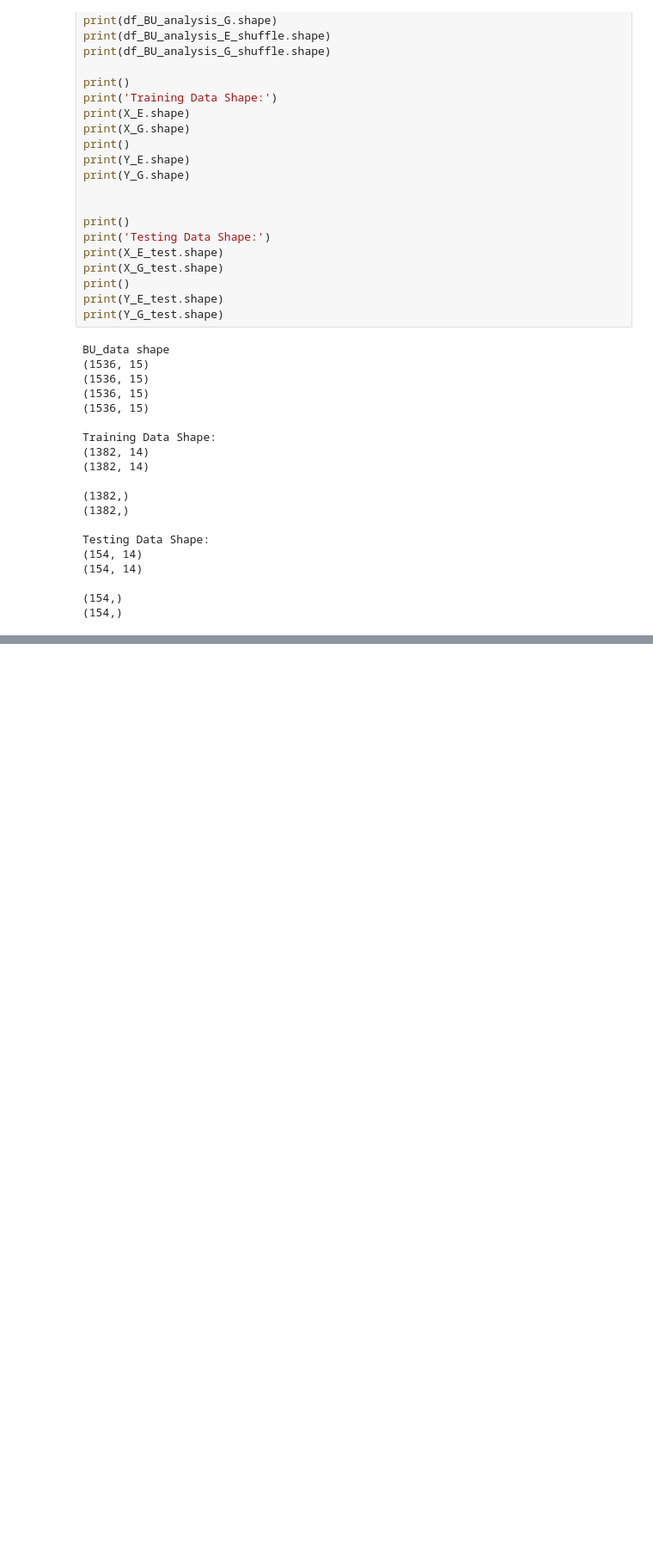
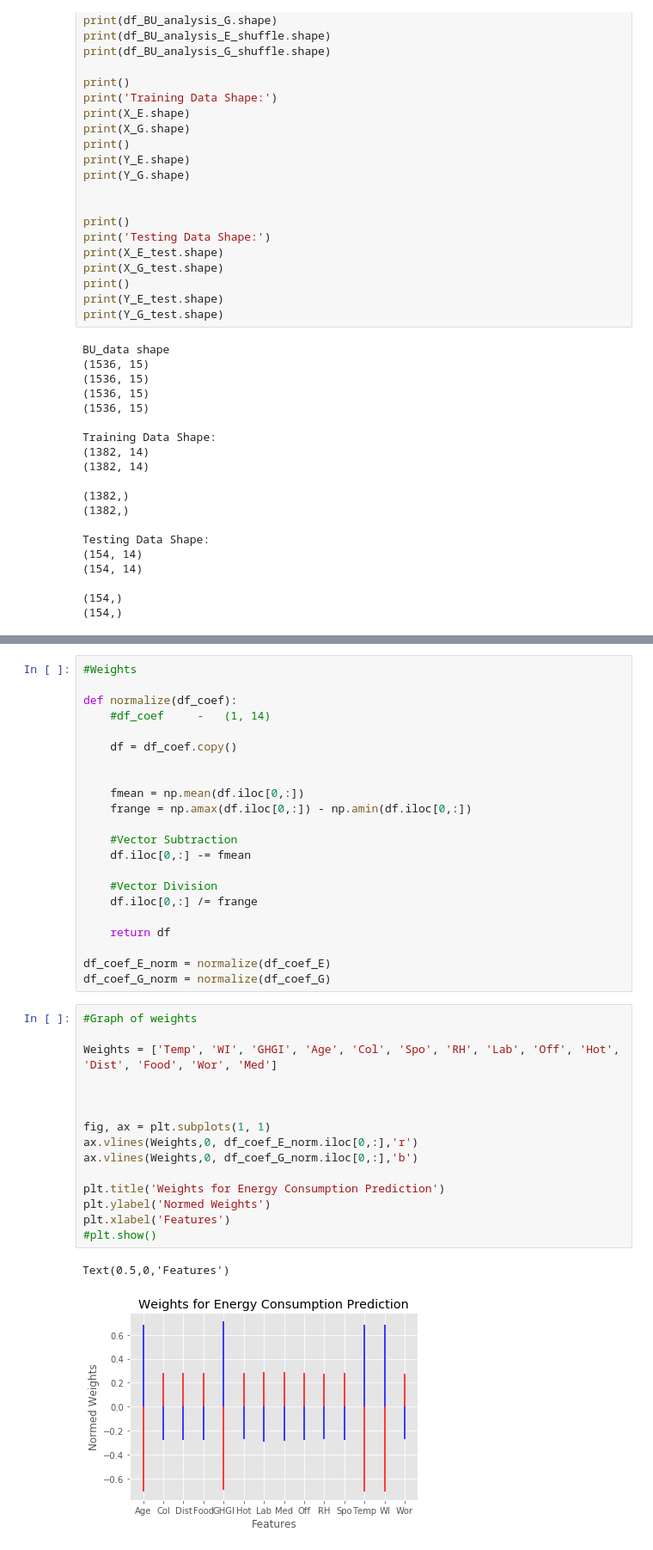
Before and after one commit to CS506-Spring2018-Project/CS506-Spring18-Project, a Jupyter notebook: CS506_Initial_Analysis_Report.ipynb, the cells around one changed output, grey strips where cells are left out. Shown: that part at 86% size. Saved outputs shown, nothing was run; the diff lists cells and outputs as text; blank space fills up the shorter version.

```diff
--- a/CS506_Initial_Analysis_Report.ipynb
+++ b/CS506_Initial_Analysis_Report.ipynb
@@ -1187,0 +1297,40 @@ print(mean_squared_error(y_true_G, y_pred_G))
+# %%
+#Weights
+
+def normalize(df_coef):
+    #df_coef     -   (1, 14)
+
+    df = df_coef.copy()
+
+
+    fmean = np.mean(df.iloc[0,:])
+    frange = np.amax(df.iloc[0,:]) - np.amin(df.iloc[0,:])
+
+    #Vector Subtraction
+    df.iloc[0,:] -= fmean
+
+    #Vector Division
+    df.iloc[0,:] /= frange
+
+    return df
+
+df_coef_E_norm = normalize(df_coef_E)
+df_coef_G_norm = normalize(df_coef_G)
+# %%
+#Graph of weights
+
+Weights = ['Temp', 'WI', 'GHGI', 'Age', 'Col', 'Spo', 'RH', 'Lab', 'Off', 'Hot', 'Dist', 'Food', 'Wor', 'Med']
+
+
+
+fig, ax = plt.subplots(1, 1)
+ax.vlines(Weights,0, df_coef_E_norm.iloc[0,:],'r')
+ax.vlines(Weights,0, df_coef_G_norm.iloc[0,:],'b')
+
+plt.title('Weights for Energy Consumption Prediction')
+plt.ylabel('Normed Weights')
+plt.xlabel('Features')
+#plt.show()
+# %% [output]
+Text(0.5,0,'Features')
+[figure, added]
```
Also changed, not shown: parts of 8 cells of this notebook.
